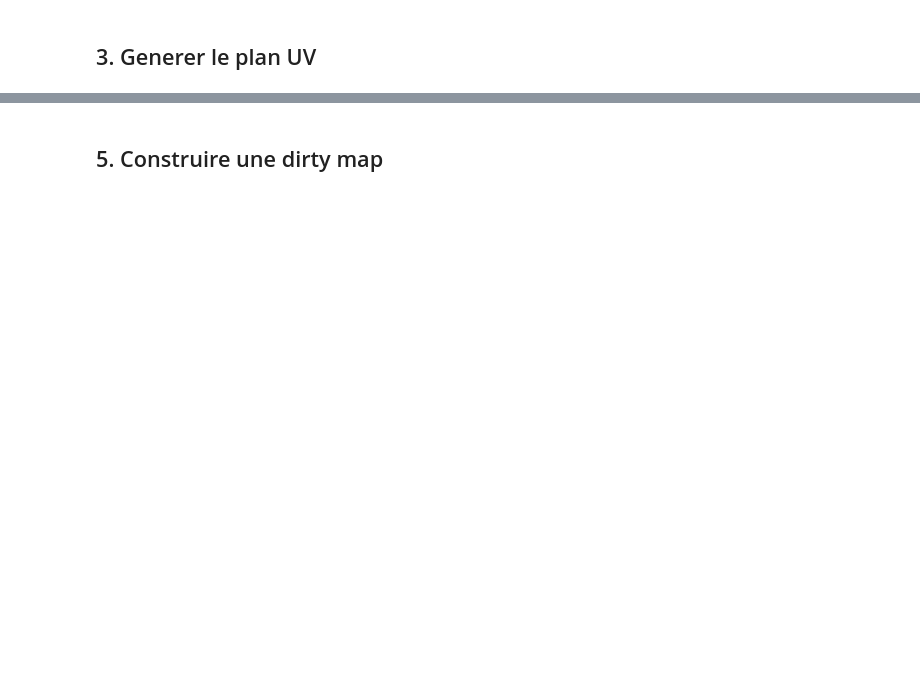
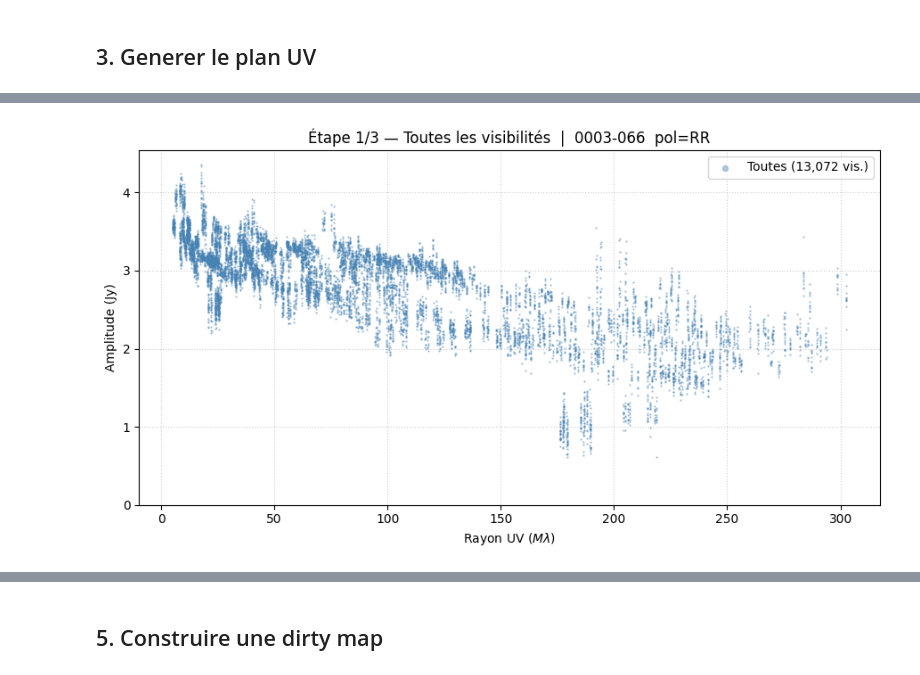
Before and after one commit to iimavne/DIFMAP, a Jupyter notebook: demo_pipeline_python.ipynb, the cells around one changed output, grey strips where cells are left out. Drawn from its saved outputs; the diff is of its cells as text; code cells hidden in the pictures; blank space fills up the shorter version.

```diff
--- a/demo_pipeline_python.ipynb
+++ b/demo_pipeline_python.ipynb
@@ -133,12 +91,22 @@ Reading IF 4 channels: 4..4
 # %%
-with DifmapSession() as session:
-    session.observe(str(DATA_PATH))
-    selected_pol = session.obs.select(pol=REQUESTED_POL, ifs=REQUESTED_IFS)
-    session.vis.radplot(
-        figsize=(9, 5),
-        color="black",
-        s=3,
-        alpha=0.35,
-        title=f"Radplot - {session.obs.source} - pol={selected_pol} - IFs={fmt_if_range(REQUESTED_IFS)}"
-    )
-    plt.show()
+import numpy as np
+
+# ── Étape 1 / 3 : toutes les visibilités ─────────────────────────────────────
+data = session.obs.get_data()
+u, v = data['u'], data['v']
+amp  = data['amp']
+uv_r = np.sqrt(u**2 + v**2) / 1e6
+
+fig, ax = plt.subplots(figsize=(9, 5))
+ax.scatter(uv_r, amp, s=0.5, color='steelblue', alpha=0.4,
+           label=f"Toutes ({len(amp):,} vis.)")
+ax.set_xlabel(r"Rayon UV ($M\lambda$)")
+ax.set_ylabel("Amplitude (Jy)")
+ax.set_ylim(bottom=0)
+ax.set_title(f"Étape 1/3 — Toutes les visibilités  |  {session.obs.source}  pol={selected_pol}")
+ax.legend(markerscale=6)
+ax.grid(True, linestyle=':', alpha=0.6)
+plt.tight_layout()
+plt.show()
+# %% [output]
+[figure, added]
```
Also changed, not shown: parts of 15 cells of this notebook, 8 other files.
